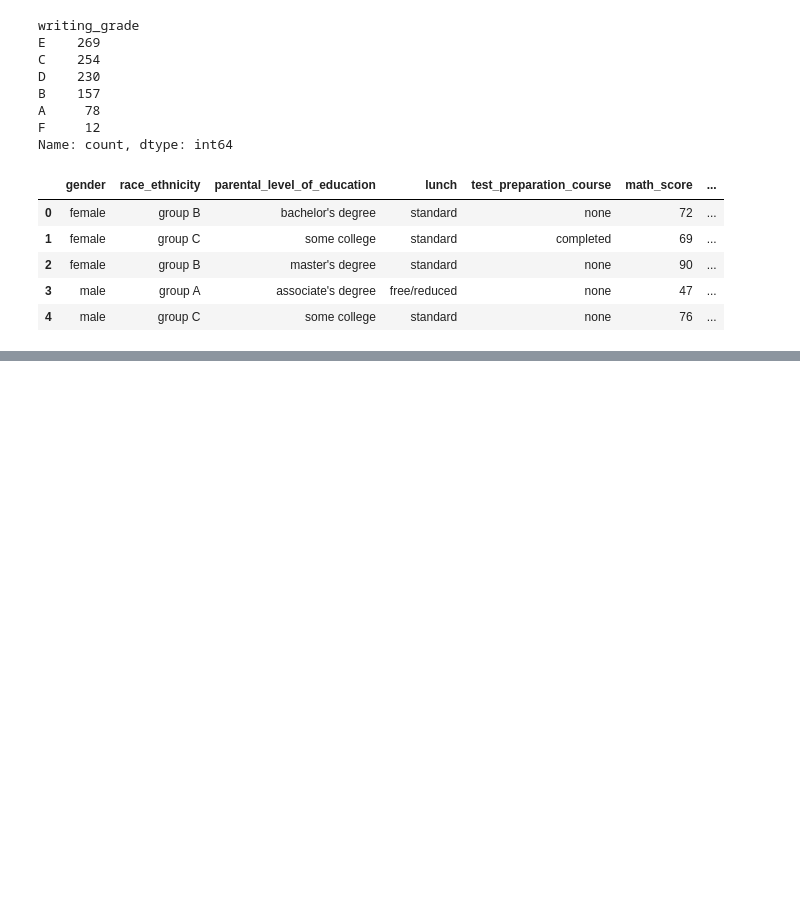
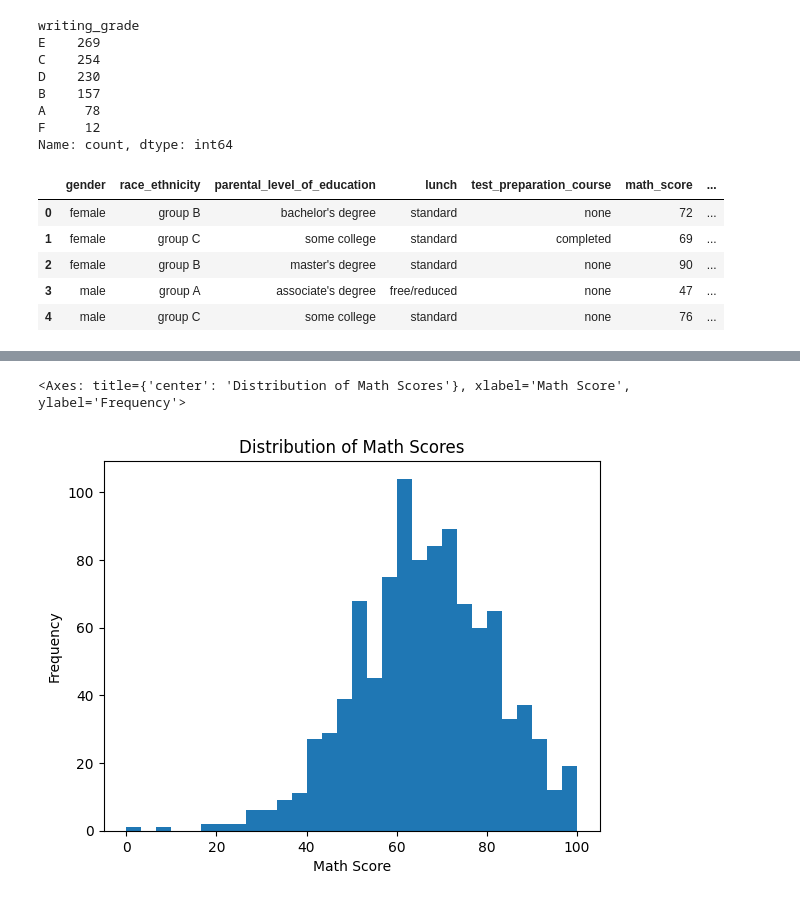
Before and after one commit to RajRajputGit/mlproject, a Jupyter notebook: notebooks/EDA.ipynb, the cells around one changed output, grey strips where cells are left out. Saved outputs shown, nothing was run; the diff lists cells and outputs as text; code cells hidden in the pictures; blank space fills up the shorter version.

```diff
--- a/notebooks/EDA.ipynb
+++ b/notebooks/EDA.ipynb
@@ -217,0 +229,5 @@ df['math']
+# %%
+df['math_score'].plot(kind='hist', bins=30, xlabel='Math Score', title='Distribution of Math Scores', ylabel='Frequency')
+# %% [output]
+<Axes: title={'center': 'Distribution of Math Scores'}, xlabel='Math Score', ylabel='Frequency'>
+[figure, added]
```
Also changed, not shown: parts of 10 cells of this notebook, 1 other file.
